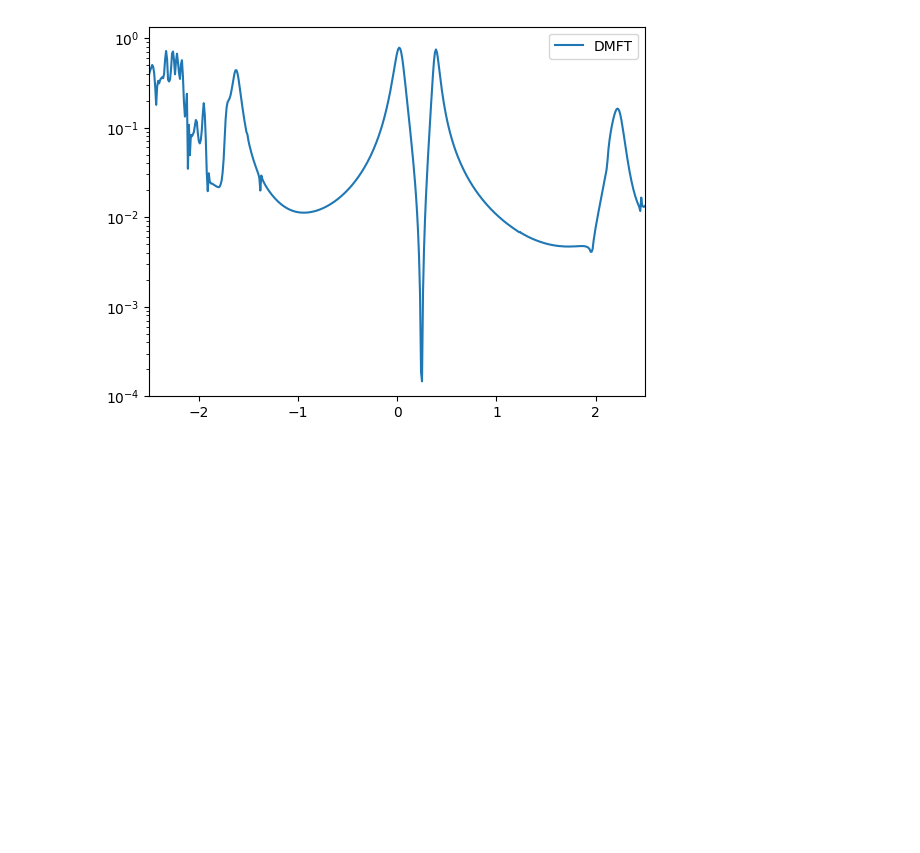
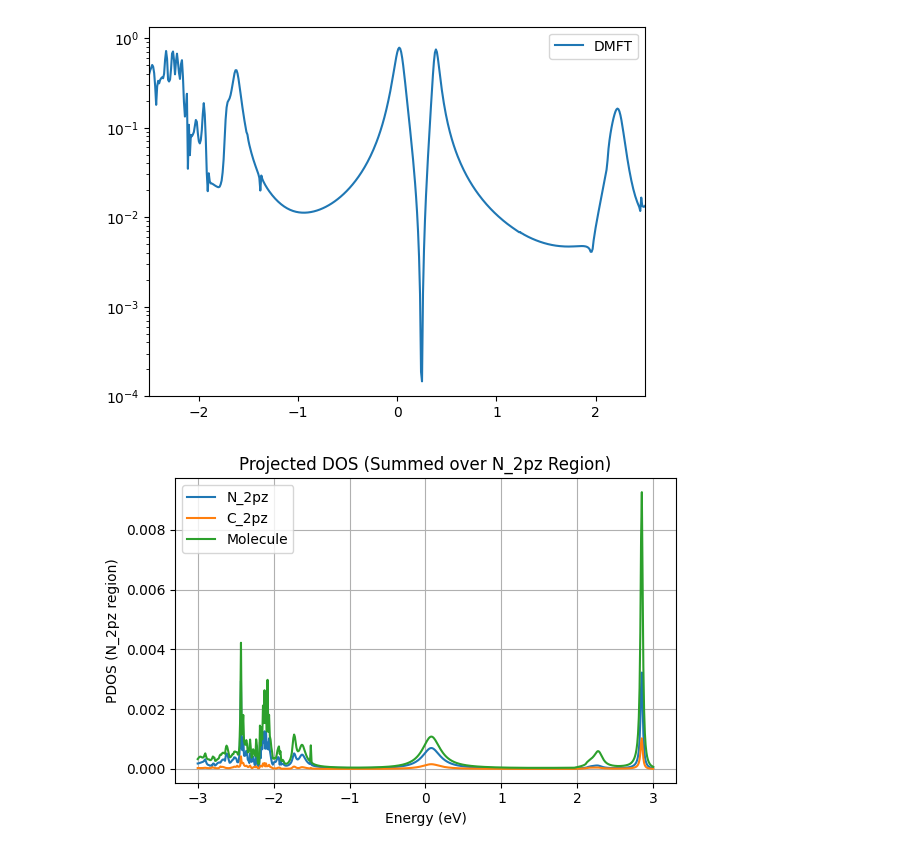
Before and after one commit to aj0337/qtpyt-tests, a Jupyter notebook: pentadienyl/notebooks/analysis.ipynb, the cells around one changed output. Cells and saved outputs as stored; diff of their text form; code cells hidden in the pictures; blank space fills up the shorter version.

```diff
--- a/pentadienyl/notebooks/analysis.ipynb
+++ b/pentadienyl/notebooks/analysis.ipynb
@@ -129,3 +129,52 @@ plt.ylim(bottom=1e-4)
 # %% [output]
 (0.0001, 1.3362176898158813)
 [figure]
+# %%
+index_active_region = np.load("./output/lowdin/index_active_region.npy")
+de = 0.01
+energies = np.arange(-15, 15 + de / 2.0, de).round(7)
+
+index_C_2pz = np.array([1147, 1160, 1183, 1196, 1219])
+index_N_2pz = np.array([1119,1232])
+index_molecule = np.arange(1116, 1235)
+
+n_orbitals = 2368
+all_indices = np.arange(n_orbitals)
+index_Au = np.setdiff1d(all_indices, index_molecule)
+# %%
+pdos = np.load("./output/lowdin/pdos_spectral.npy")
+
+# Sum PDOS over the active region
+pdos_active = pdos[:, index_active_region]  # shape (601, 7)
+pdos_active_sum = np.sum(pdos_active, axis=1)  # shape (601,)
+
+
+pdos_N_2pz = pdos[:, index_N_2pz]
+pdos_N_2pz_sum = np.sum(np.abs(pdos_N_2pz), axis=1)
+
+pdos_C_2pz = pdos[:, index_C_2pz]
+pdos_C_2pz_sum = np.sum(np.abs(pdos_C_2pz), axis=1)
+
+pdos_molecule = pdos[:, index_molecule]
+pdos_molecule_sum = np.sum(np.abs(pdos_molecule), axis=1)
+
+pdos_Au = pdos[:, index_Au]
+pdos_Au_sum = np.sum(np.abs(pdos_Au), axis=1)
+
+dos = np.sum(np.abs(pdos), axis=1)
+
+plt.figure(figsize=(6, 4))
+plt.plot(energies, np.abs(pdos_N_2pz_sum),label='N_2pz')
+plt.plot(energies, np.abs(pdos_C_2pz_sum),label='C_2pz')
+plt.plot(energies, np.abs(pdos_molecule_sum),label='Molecule')
+# plt.plot(energies, np.abs(pdos_Au_sum),label='Au')
+# plt.plot(energies, np.abs(dos),label='Total DOS')
+plt.legend()
+plt.xlabel("Energy (eV)")
+plt.ylabel("PDOS (N_2pz region)")
+plt.title("Projected DOS (Summed over N_2pz Region)")
+plt.grid(True)
+plt.tight_layout()
+plt.show()
+# %% [output]
+[figure, added]
```
Also changed, not shown: parts of 3 cells of this notebook, 5 other files.
